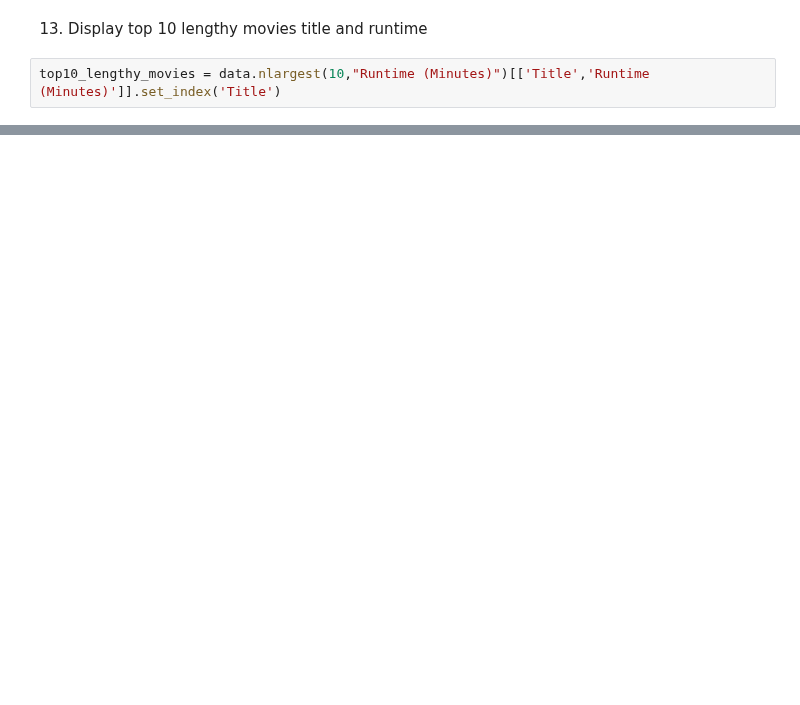
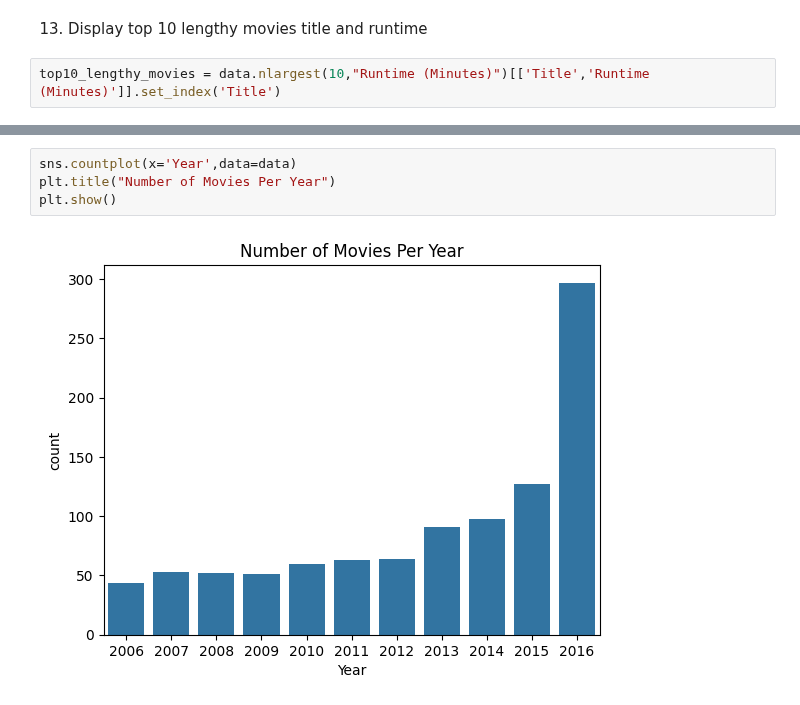
Before and after one commit to Sameer1295/IMDB-Data-analysis-using-Python, a Jupyter notebook: imdb-dashboard.ipynb, the cells around one changed output, grey strips where cells are left out. Cells and saved outputs as stored; diff of their text form; blank space fills up the shorter version.

```diff
--- a/imdb-dashboard.ipynb
+++ b/imdb-dashboard.ipynb
@@ -301,0 +142,6 @@ sns.barplot(x='Runtime (Minutes)',y='Title',data=top10_lengthy_movies)
+# %%
+sns.countplot(x='Year',data=data)
+plt.title("Number of Movies Per Year")
+plt.show()
+# %% [output]
+[figure, added]
```
Also changed, not shown: parts of 53 cells of this notebook.
